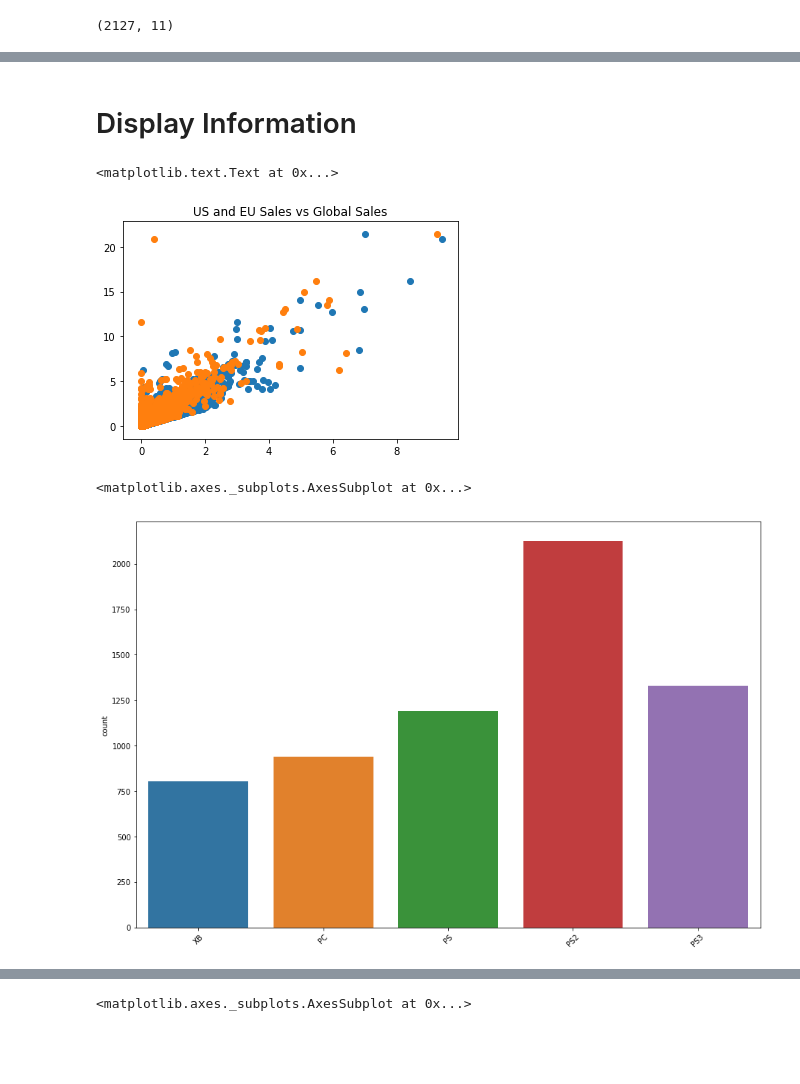
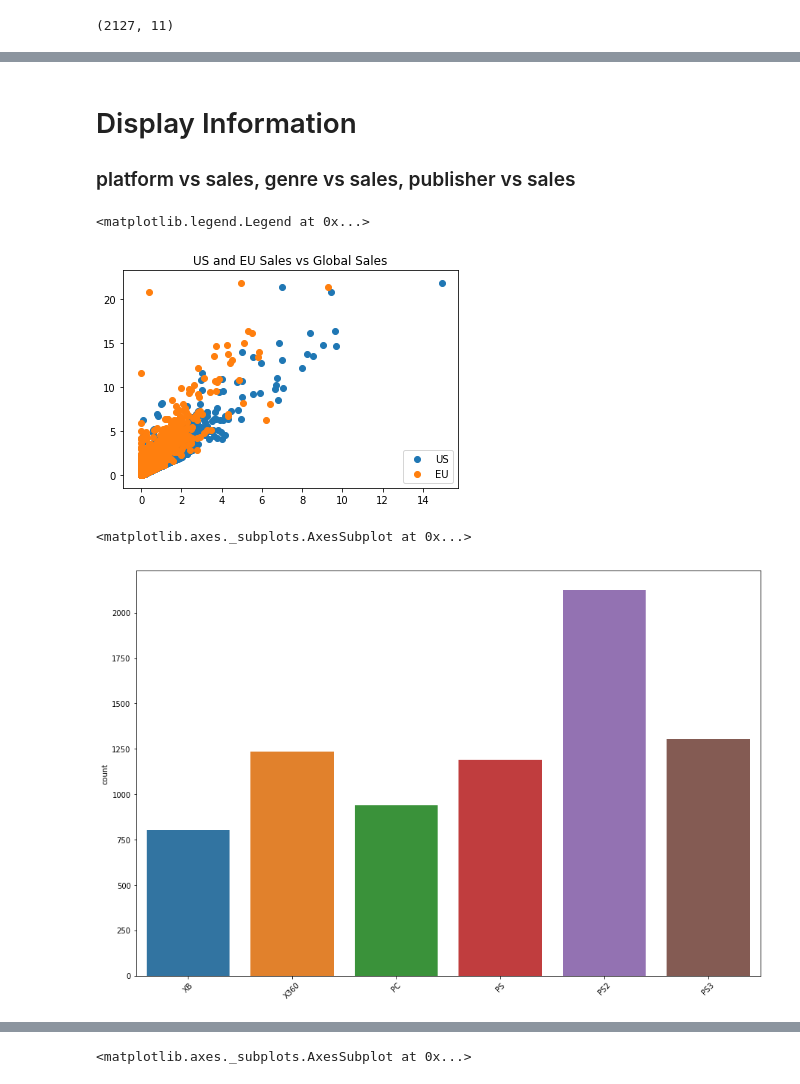
Before and after one commit to Keheira/ML-Project, a Jupyter notebook: Project.ipynb, the cells around one changed output, grey strips where cells are left out. Cells and saved outputs as stored; diff of their text form; code cells hidden in the pictures; blank space fills up the shorter version.

```diff
--- a/Project.ipynb
+++ b/Project.ipynb
@@ -80,3 +80,6 @@ dfXB.head(6)
 | 507 | 508 | The Elder Scrolls III: Morrowind | XB | 2002.0 | Role-Playing | Ubisoft | 2.09 | 0.63 | 0.03 | 0.11 | ... |
 | 568 | 569 | Fable | XB | 2004.0 | Role-Playing | Microsoft Game Studios | 1.99 | 0.58 | 0.00 | 0.09 | ... |
 | 617 | 618 | Rockstar Games Double Pack: Grand... | XB | 2003.0 | Action | Take-Two Interactive | 1.84 | 0.56 | 0.00 | 0.09 | ... |
+# %%
+dfX360 = df[df.Platform == 'X360']
+dfX360.shape
@@ -143,5 +160,5 @@ dfPS3.head(6)
 # %%
-df2 = pd.concat([dfXB,dfPC,dfPS,dfPS2,dfPS3])
+df2 = pd.concat([dfXB,dfX360,dfPC,dfPS,dfPS2,dfPS3])
 # %%
 df2.shape
 # %% [output]
@@ -149,4 +166,5 @@ df2.shape
 # %%
+df2 = df2.sort_values('Rank',ascending=True)
 df2.head(6)
 # %% [output]
 |  | Rank | Name | Platform | Year | Genre | Publisher | NA_Sales | EU_Sales | JP_Sales | Other_Sales | ... |
@@ -158,0 +179,5 @@ df2.head(6)
+# %%
+dummy_plat = pd.get_dummies(df2['Platform'])
+df2.drop('Platform', axis=1)
+df2 = df2.join(dummy_plat)
+df2.head(6)
@@ -159 +192,4 @@ df2.head(6)
+# %% [markdown]
+# Display Information
+### platform vs sales, genre vs sales, publisher vs sales
 # %%
@@ -165,12 +201,11 @@ US = np.array(df2['NA_Sales'])
 EU = np.array(df2['EU_Sales'])
 Global = np.array(df2['Global_Sales'])
 year = np.array(df2['Year'])
-# %% [markdown]
-# Display Information
 # %%
 plt.scatter(US, Global, label="US")
 plt.scatter(EU, Global, label="EU")
 plt.title("US and EU Sales vs Global Sales")
+plt.legend(["US", "EU"])
 # %% [output]
-<matplotlib.text.Text at 0x...>
+<matplotlib.legend.Legend at 0x...>
-[figure, old version]
+[figure, new version]
@@ -177,12 +215,10 @@ plt.title("US and EU Sales vs Global Sales")
 # %%
-import seaborn as sns
-#display platform
 plt.figure(figsize=(15,10))
 plt.xticks(rotation=45)
 sns.countplot(platform)
 # %% [output]
 <matplotlib.axes._subplots.AxesSubplot at 0x...>
-[figure, old version]
+[figure, new version]
 # %%
 #display genre
 plt.figure(figsize=(10,10))
```
Also changed, not shown: parts of 17 cells of this notebook.
